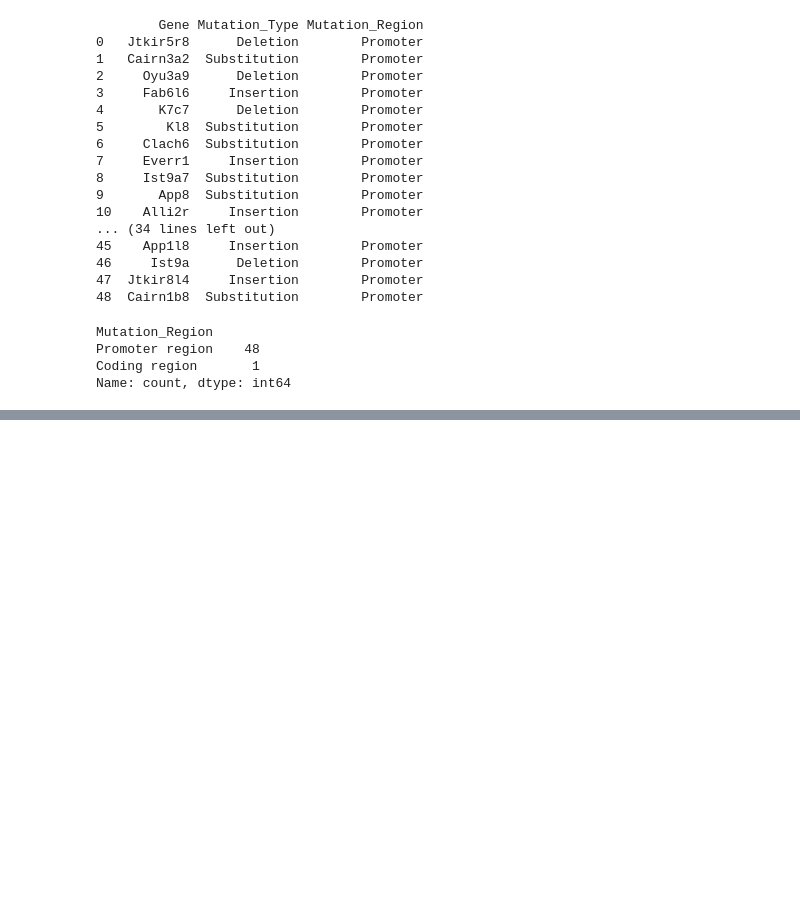
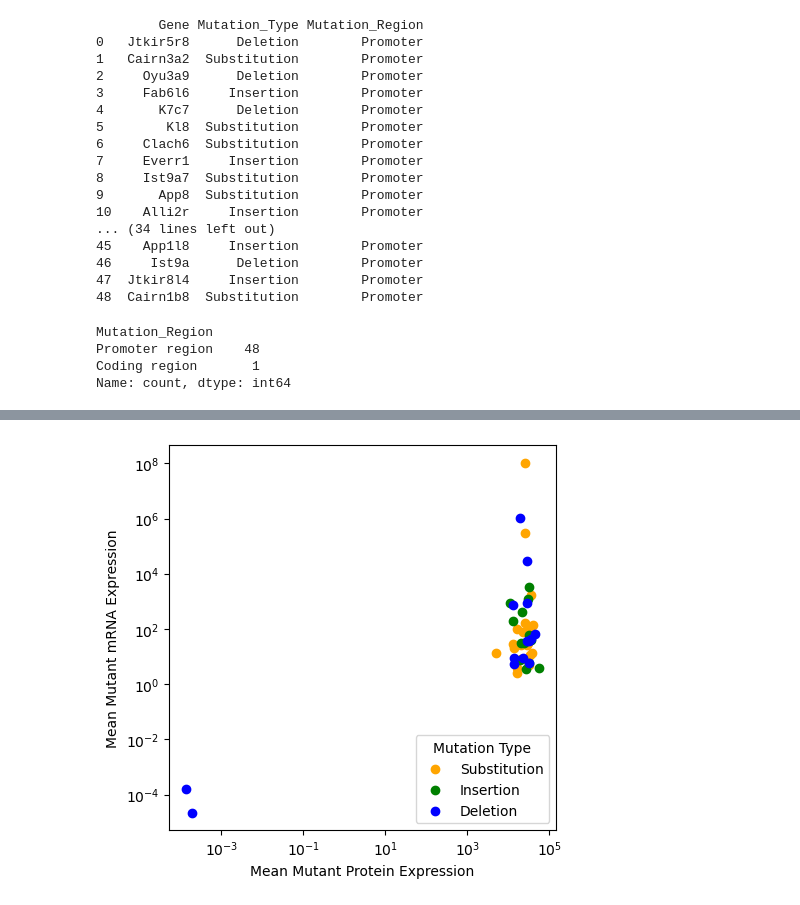
Before and after one commit to eileencalantz/BioComp-Report, a Jupyter notebook: Report 2.ipynb, the cells around one changed output, grey strips where cells are left out. Saved outputs shown, nothing was run; the diff lists cells and outputs as text; code cells hidden in the pictures; blank space fills up the shorter version.

```diff
--- a/Report 2.ipynb
+++ b/Report 2.ipynb
@@ -155,0 +197,34 @@ Name: count, dtype: int64
+# %%
+df["Protein_Exp_WT_Avg"] = df[[
+    "Protein.Expression.WT.Rep1",
+    "Protein.Expression.WT.Rep2",
+    "Protein.Expression.WT.Rep3"
+]].astype(float).mean(axis=1)
+
+df["Protein_Exp_Mut_Avg"] = df[[
+    "Protein.Expression.Mut.Rep1",
+    "Protein.Expression.Mut.Rep2",
+    "Protein.Expression.Mut.Rep3"
+]].astype(float).mean(axis=1)
+# %%
+mutation_types = ["Substitution", "Insertion", "Deletion"]
+colors = ["orange", "green", "blue"]
+
+fig, ax = plt.subplots(figsize=(5, 5))
+
+for mutation, color in zip(mutation_types, colors):
+    subset = df[df["Mutation_Type"] == mutation]
+    ax.scatter(subset["Protein_Exp_Mut_Avg"],
+               subset["mRNA_Exp_Mut_Avg"],
+               label=mutation,
+               color=color)
+
+ax.set_xlabel("Mean Mutant Protein Expression")
+ax.set_ylabel("Mean Mutant mRNA Expression")
+ax.set_yscale('log')
+ax.set_xscale('log')
+
+ax.legend(title="Mutation Type", loc="lower right")
+plt.show()
+# %% [output]
+[figure, added]
```
Also changed, not shown: parts of 3 cells of this notebook.
